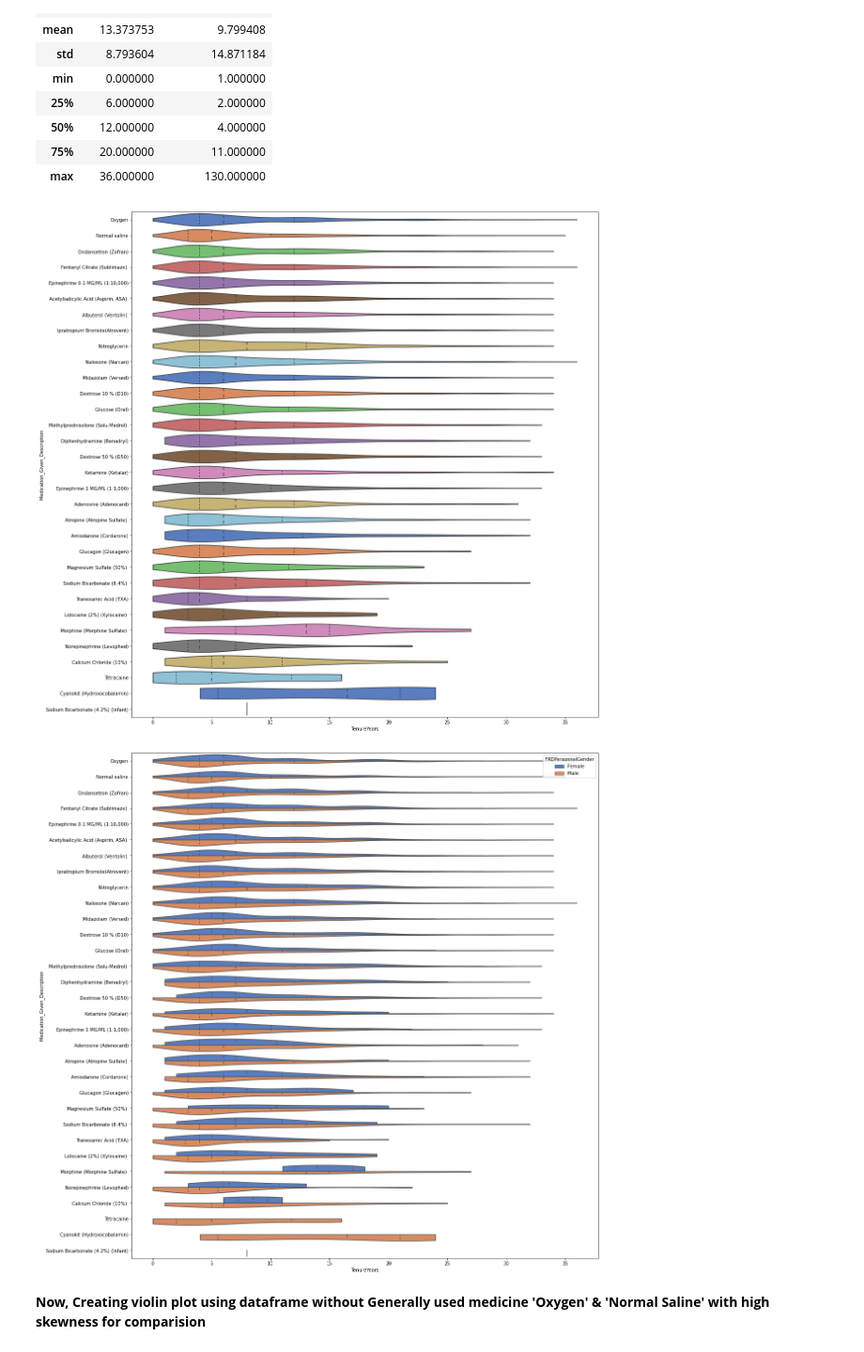
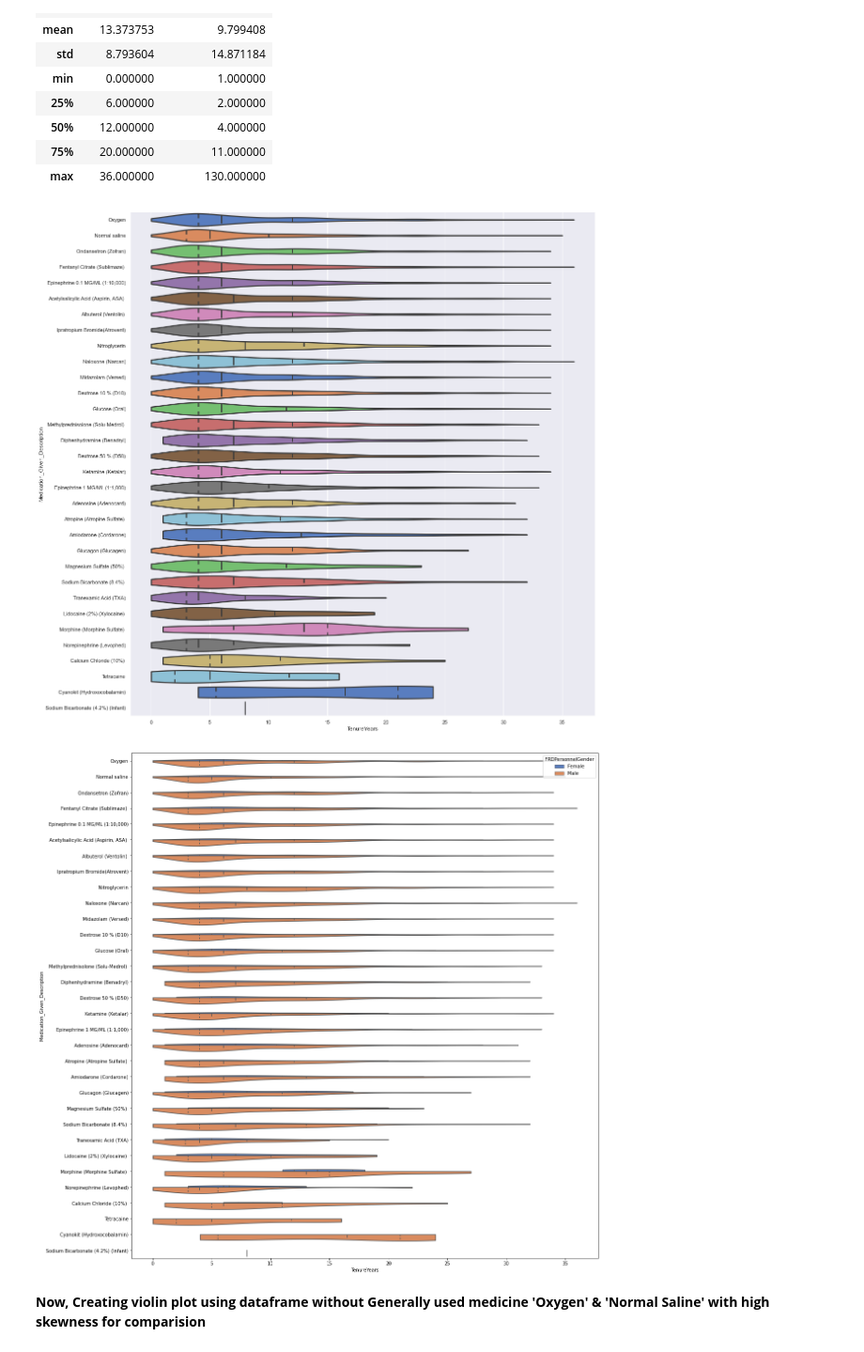
Before and after one commit to data-rescue/ems-analytics, a Jupyter notebook: notebooks/20210321-au-medication-tenure-relation.ipynb, the cells around one changed output. Shown at 94% size. Saved outputs shown, nothing was run; the diff lists cells and outputs as text; code cells hidden in the pictures.

```diff
--- a/notebooks/20210321-au-medication-tenure-relation.ipynb
+++ b/notebooks/20210321-au-medication-tenure-relation.ipynb
@@ -495,22 +495,23 @@ dfMedPatientReduced_pvt[['TenureYears','Medication_Count']].describe()
 # %%
 plt.figure(figsize=(18,20))
 ##sns.set_theme(style="whitegrid")
+sns.set(style="darkgrid")
 sns.violinplot("TenureYears","Medication_Given_Description",
                data=dfMedPatientReduced[dfMedPatientReduced.TenureYears < 40],
-               scale='width',
+               scale='width', linewidth=2.5,
               order=MedicationGivenOrder, cut=0, palette="muted", inner="quartile");
 # %% [output]
-[figure, old version]
+[figure, new version]
 # %%
 ##plt.title('Medication Given vs Tenure Violinplot')
 plt.figure(figsize=(18,20))
 ##sns.set_theme(style="whitegrid")
 sns.violinplot(x="TenureYears",y="Medication_Given_Description",
                data=dfMedPatientReduced, hue="FRDPersonnelGender", split=True, dodge =True,
-               scale='area',
+               scale='count',
               order=MedicationGivenOrder, cut=0, palette="muted", inner="quartile", height=15, aspect=.8);
 # %% [output]
-[figure, old version]
+[figure, new version]
 # %% [markdown]
 <b>Now, Creating violin plot using dataframe without Generally used medicine 'Oxygen' & 'Normal Saline' with high skewness for comparision</b>
 # %%
```
Also changed, not shown: parts of 4 cells of this notebook.
